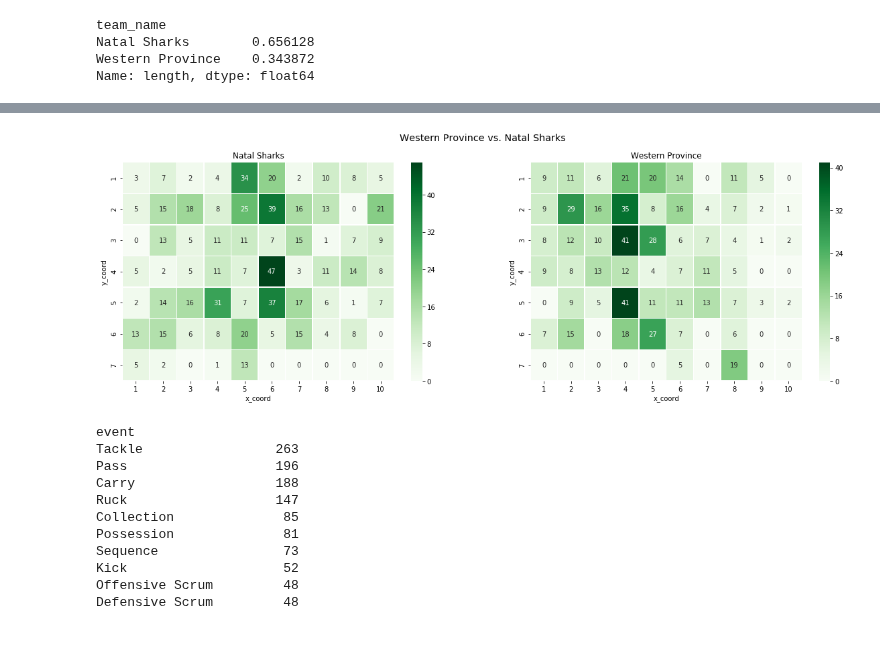
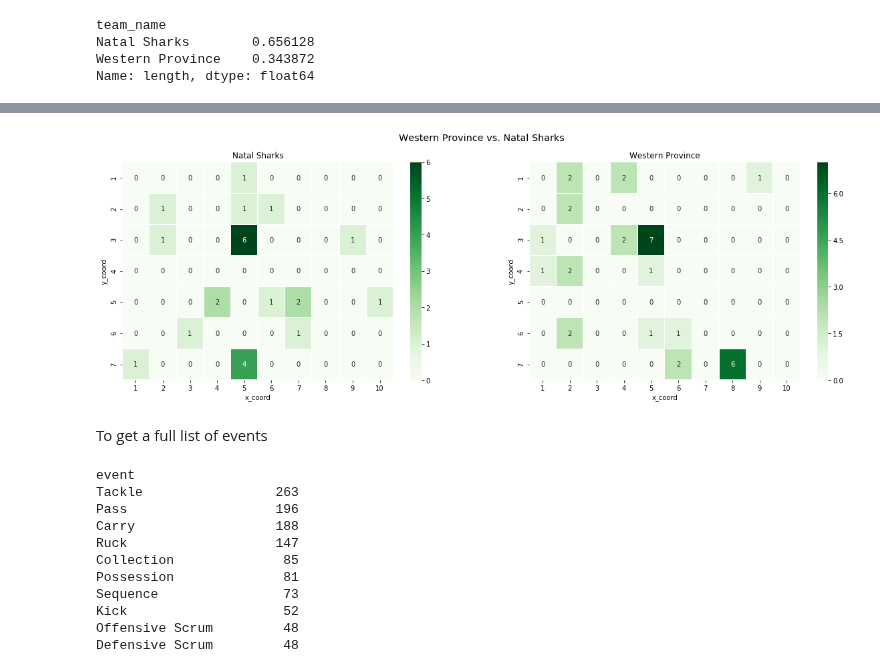
Before and after one commit to jlondal/pyrugga, a Jupyter notebook: jupyter/tuts/Getting Started.ipynb, the cells around one changed output, grey strips where cells are left out. Saved outputs shown, nothing was run; the diff lists cells and outputs as text; code cells hidden in the pictures; blank space fills up the shorter version.

```diff
--- a/jupyter/tuts/Getting Started.ipynb
+++ b/jupyter/tuts/Getting Started.ipynb
@@ -224,7 +207,9 @@ df.getTerritoryX(perc=True).plot(kind='barh',figsize=(17,8),title='Territory')
 # %%
-df.heat_map()
+df.heat_map(event='Sequence')
 # %% [output]
-[figure, old version]
+[figure, new version]
+# %% [markdown]
+To get a full list of events
 # %%
 df.events.groupby('event').count()['action_id'].sort_values(ascending=False)
 # %% [output]
```
Also changed, not shown: parts of 37 cells of this notebook, 9 other files.
